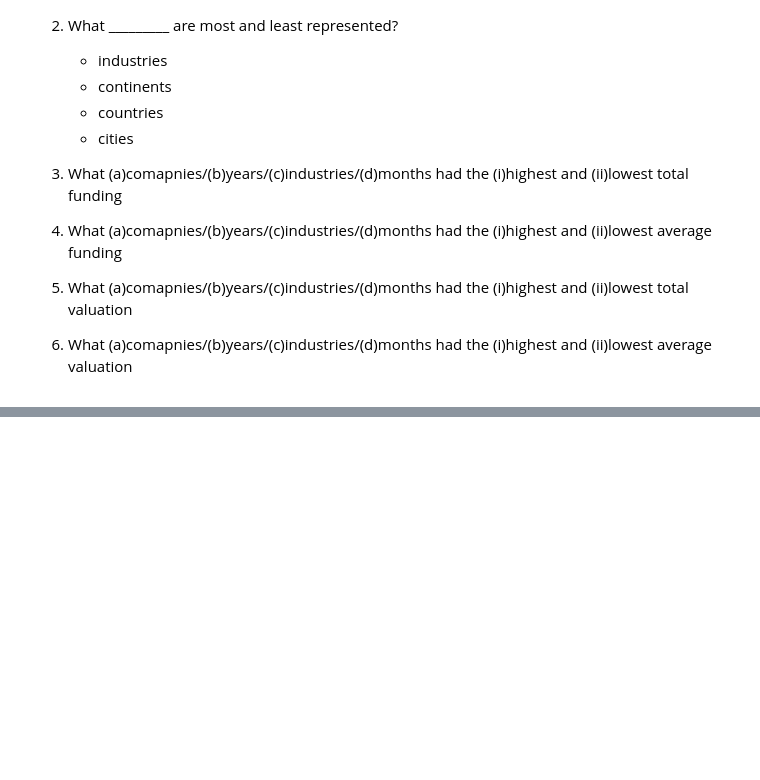
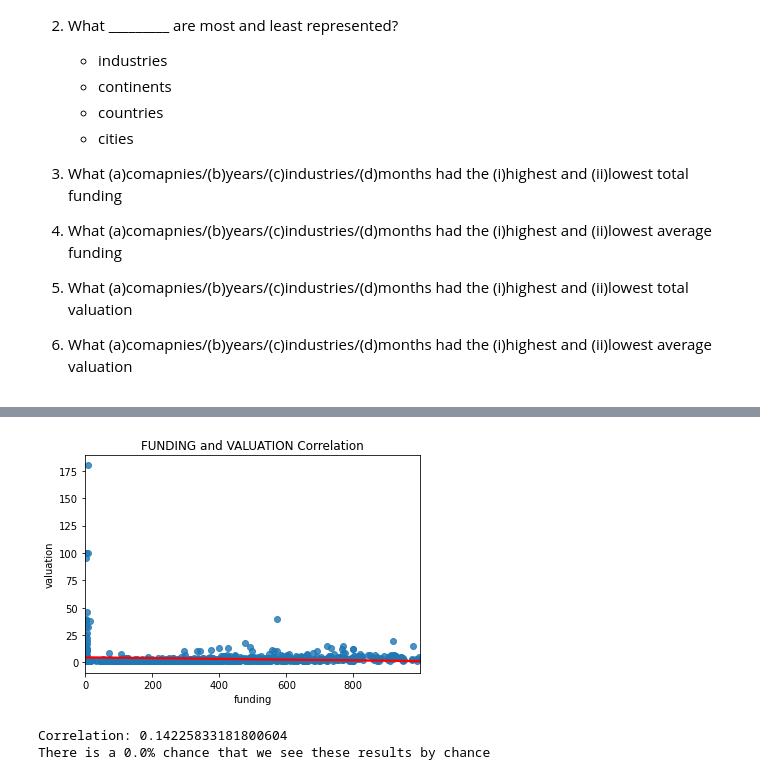
Before and after one commit to stephanie-jones78/unicorn_companies, a Jupyter notebook: unicorn_notebook.ipynb, the cells around one changed output, grey strips where cells are left out. Cells and saved outputs as stored; diff of their text form; code cells hidden in the pictures; blank space fills up the shorter version.

```diff
--- a/unicorn_notebook.ipynb
+++ b/unicorn_notebook.ipynb
@@ -369,0 +390,23 @@ df.head()
+# %%
+# a. looking at correlation between date_joined and year_founded
+
+from scipy import stats
+
+def var_correlation(df, x_var, y_var):
+    '''
+
+    '''
+    #plot scatterplot
+    sns.regplot(data = df, x = x_var, y = y_var, line_kws = {'color': 'red'})
+    plt.title(f'{x_var.upper()} and {y_var.upper()} Correlation')
+    plt.show()
+
+    #spearman's test
+    r, p = stats.spearmanr(df[x_var], df[y_var])
+    print(f'Correlation: {r}\nThere is a {round(p, 4)}% chance that we see these results by chance')
+# %%
+var_correlation(df, 'funding', 'valuation')
+# %% [output]
+[figure, added]
+Correlation: 0.14225833181800604
+There is a 0.0% chance that we see these results by chance
```
Also changed, not shown: parts of 10 cells of this notebook.
